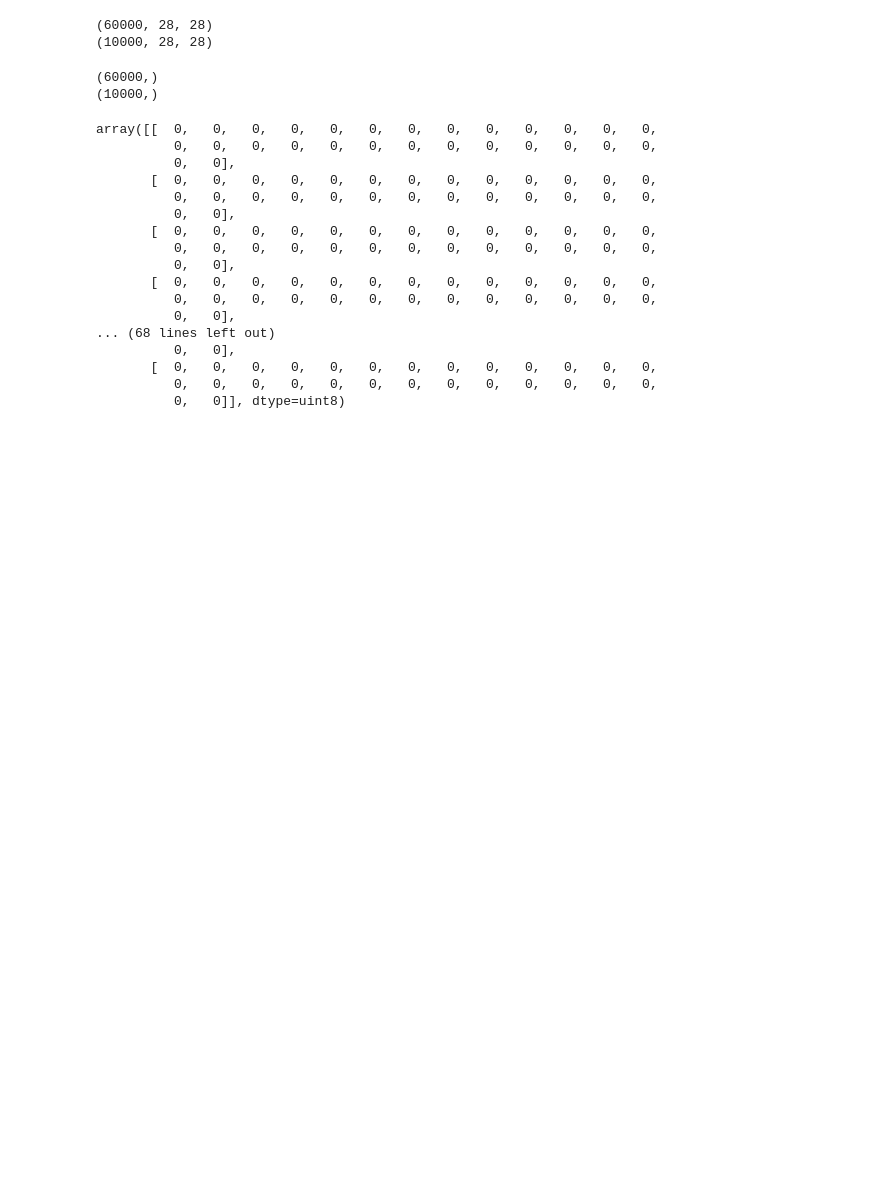
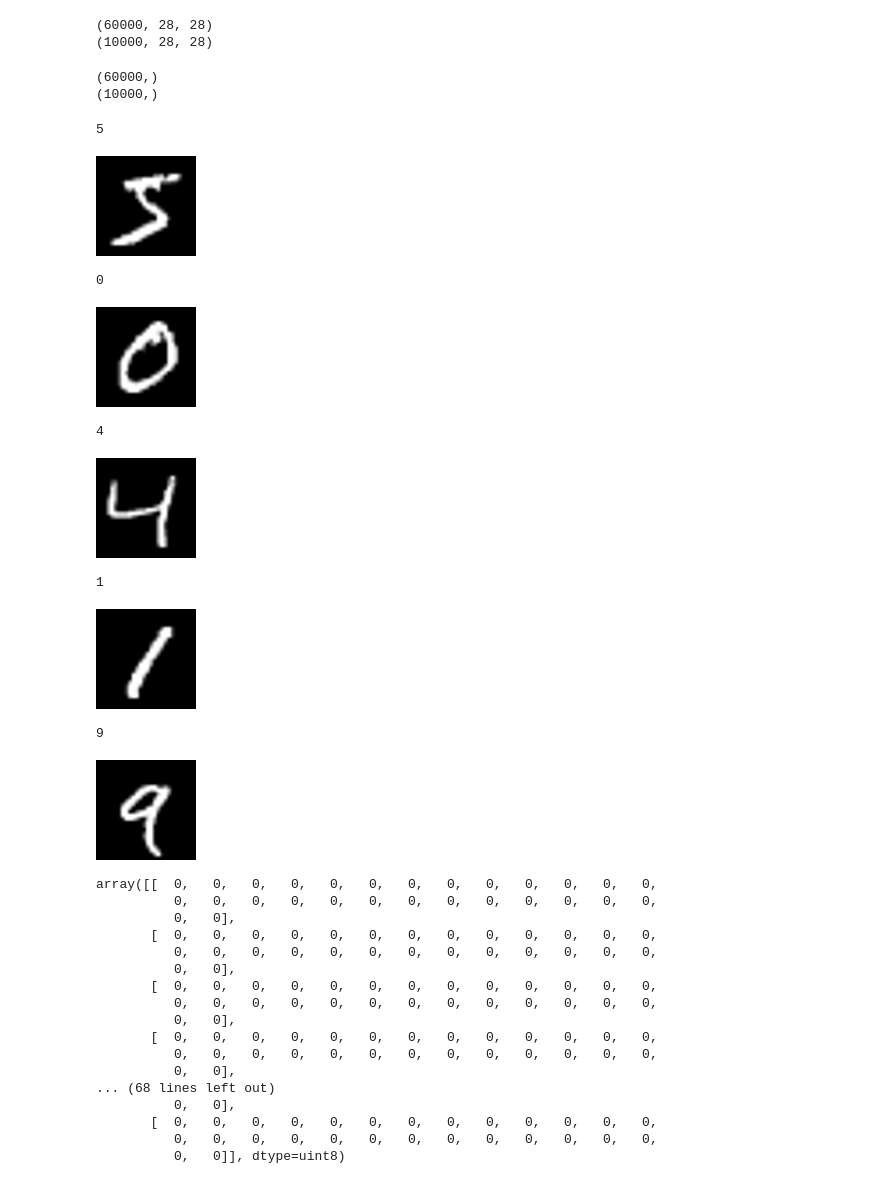
Before and after one commit to RomuloPaiva01/senel_data_science, a Jupyter notebook: supervised_learning.ipynb, the cells around one changed output. Cells and saved outputs as stored; diff of their text form; code cells hidden in the pictures; blank space fills up the shorter version.

```diff
--- a/supervised_learning.ipynb
+++ b/supervised_learning.ipynb
@@ -32,6 +35,23 @@ print(y_test.shape)
 # %% [output]
 (60000,)
 (10000,)
+# %%
+for i in range(0, 5):
+    img = Image.fromarray(X_train[i])
+    img = img.resize((100,100))
+    print(y_train[i])
+    display(img)
+# %% [output]
+5
+[figure, added]
+0
+[figure, added]
+4
+[figure, added]
+1
+[figure, added]
+9
+[figure, added]
 # %%
 X_train[0]
 # %% [output]
```
Also changed, not shown: parts of 12 cells of this notebook, 1 other file.
